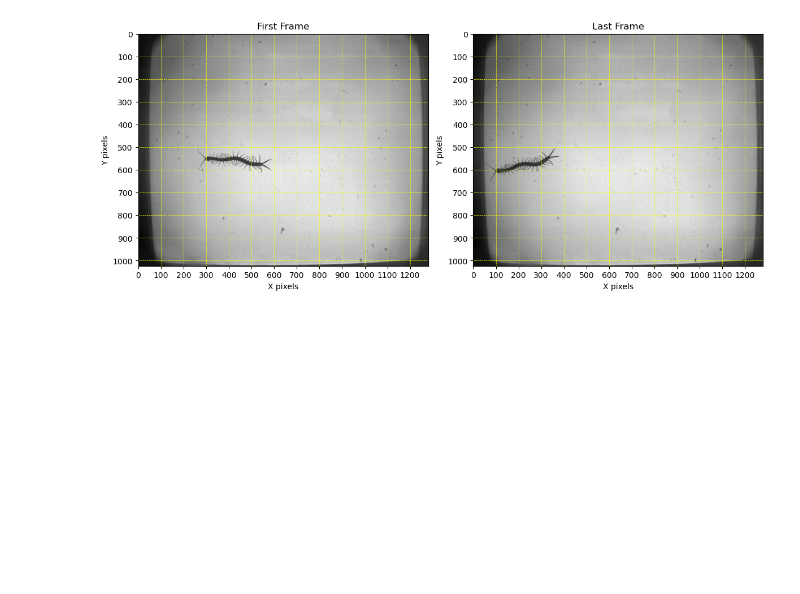
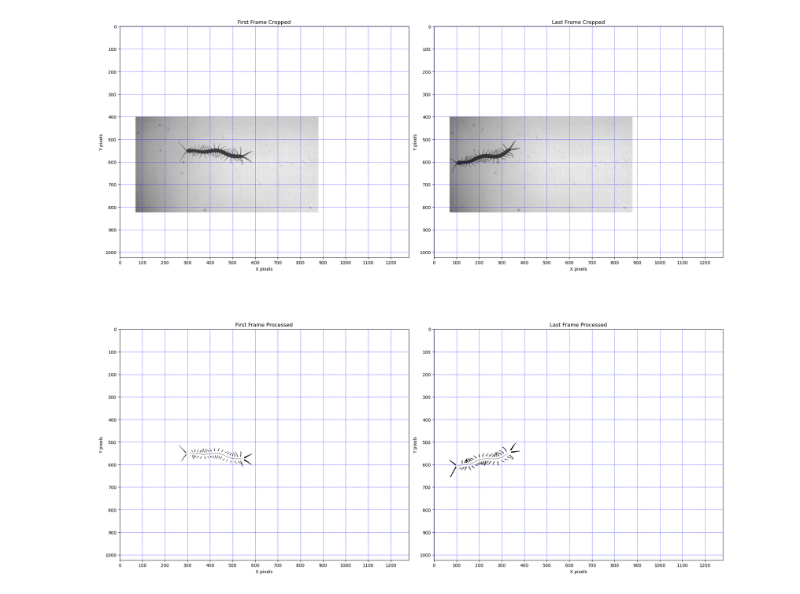
Before and after one commit to dtan2537/centipede_tracker2, a Jupyter notebook: centi_preprocess.ipynb, the cells around one changed output. Drawn from its saved outputs; the diff is of its cells as text; code cells hidden in the pictures; blank space fills up the shorter version.

Commit message:
Tuning Parameter Tool

```diff
--- a/centi_preprocess.ipynb
+++ b/centi_preprocess.ipynb
@@ -2,21 +2,10 @@
 import cv2
 import matplotlib.pyplot as plt
 import numpy as np
+from skimage.morphology import skeletonize
 
-
-
-param_dict = {
-    "body ant ratio": 0.1,
-    "min thresh": 120,
-    "top weight": 1,
-    "bottom weight": 1,
-    "left weight": 1,
-    "right weight": 1,
-    "mask top": 10,
-    "mask bottom": 20,
-    "mask left": 70,
-    "mask right": 40
-}
+# change vid_dir for different video
+vid_dir = r"C:/Users/data/Documents/gatech assignments/CrabLab/centipede_tracker2/test_videos/centipede_video.mp4"
 
 def mask_frame(frame, mask_vals, val=255):
     """Mask components from window of video
@@ -28,6 +17,8 @@ def mask_frame(frame, mask_vals, val=255):
     Returns:
         _type_: new frame
     """
+    frame = cv2.cvtColor(frame, cv2.COLOR_BGR2GRAY)
+
     top, bottom, left, right = mask_vals
     height, width = frame.shape
     frame[:top, :] = val            # Top region
@@ -38,7 +29,7 @@ def mask_frame(frame, mask_vals, val=255):
 
 def process_frame(frame, global_min_thresh):
     """Process the frame to leave only legs and midline of the centipede."""
-    gray = cv2.cvtColor(frame, cv2.COLOR_BGR2GRAY)
+    gray = frame
     kernel = cv2.getStructuringElement(cv2.MORPH_RECT, (7, 7))
     midline_kernel = cv2.getStructuringElement(cv2.MORPH_RECT, (11, 11))
     small_kernel = cv2.getStructuringElement(cv2.MORPH_RECT, (3, 3))
@@ -75,7 +66,6 @@ def process_frame(frame, global_min_thresh):
         raise Exception("Parameters are not valid for this video. Please adjust the parameters in the UI.")
     else:
         midline_contour = midline_contour[0]
-        find_head(midline_contour)
 
 
     midline_and_legs = legs_only_frame | skeleton
@@ -85,7 +75,7 @@ def process_frame(frame, global_min_thresh):
 
 
 # --- load video ---
-cap = cv2.VideoCapture(r"C:\Users\data\Documents\gatech assignments\CrabLab\centipede_tracker2\compressed\polym_t1_d6.mp4")
+cap = cv2.VideoCapture(vid_dir)
 if not cap.isOpened():
     raise RuntimeError("❌ Cannot open video")
 
@@ -99,34 +89,62 @@ if not ret:
     raise RuntimeError("❌ Failed to read first frame")
 
 # read last frame
 cap.set(cv2.CAP_PROP_POS_FRAMES, frame_count - 1)
 ret, last_frame = cap.read()
 if not ret:
     raise RuntimeError("❌ Failed to read last frame")
 
 cap.release()
 
 # convert BGR (OpenCV) -> RGB (matplotlib)
 first_frame = cv2.cvtColor(first_frame, cv2.COLOR_BGR2RGB)
 last_frame = cv2.cvtColor(last_frame, cv2.COLOR_BGR2RGB)
 
+param_dict = {
+    "body ant ratio": 0.1,
+    "min thresh": 120,
+    "top weight": 1,
+    "bottom weight": 1,
+    "left weight": 1,
+    "right weight": 1,
+    "mask top": 400,
+    "mask bottom": 200,
+    "mask left": 70,
+    "mask right": 400
+}
+
+
+
+first_frame_masked = mask_frame(first_frame.copy(),
+                               (param_dict["mask top"], param_dict["mask bottom"],
+                                param_dict["mask left"], param_dict["mask right"]),
+                               val=255)
+first_frame_processed = process_frame(first_frame_masked, param_dict["min thresh"])
+second_frame_masked = mask_frame(last_frame.copy(),
+                               (param_dict["mask top"], param_dict["mask bottom"],
+                                param_dict["mask left"], param_dict["mask right"]),
+                                val=255)
+second_frame_processed = process_frame(second_frame_masked, param_dict["min thresh"])
 
 # --- plotting ---
-fig, axes = plt.subplots(1, 2, figsize=(12, 6))
+fig, axes = plt.subplots(2, 2, figsize=(20, 20))
+axes = axes.ravel()
+for ax, frame, title in zip(axes, [first_frame_masked, second_frame_masked, first_frame_processed, second_frame_processed],
+                            ["First Frame Cropped", "Last Frame Cropped", "First Frame Processed", "Last Frame Processed"]):
+    frame = cv2.cvtColor(frame, cv2.COLOR_GRAY2BGR)
 
-for ax, frame, title in zip(axes, [first_frame, last_frame], ["First Frame", "Last Frame"]):
     ax.imshow(frame)
     ax.set_title(title)
 
     # show pixel coordinates on axes
     h, w = frame.shape[:2]
     ax.set_xticks(np.arange(0, w+1, 100))
     ax.set_yticks(np.arange(0, h+1, 100))
-    ax.grid(color="yellow", linestyle="--", linewidth=0.5)
+    ax.grid(color="blue", linestyle="--", linewidth=0.5)
     ax.set_xlabel("X pixels")
     ax.set_ylabel("Y pixels")
 
 plt.tight_layout()
 plt.show()
 # %% [output]
-[figure, old version]
+[figure, new version]
```
